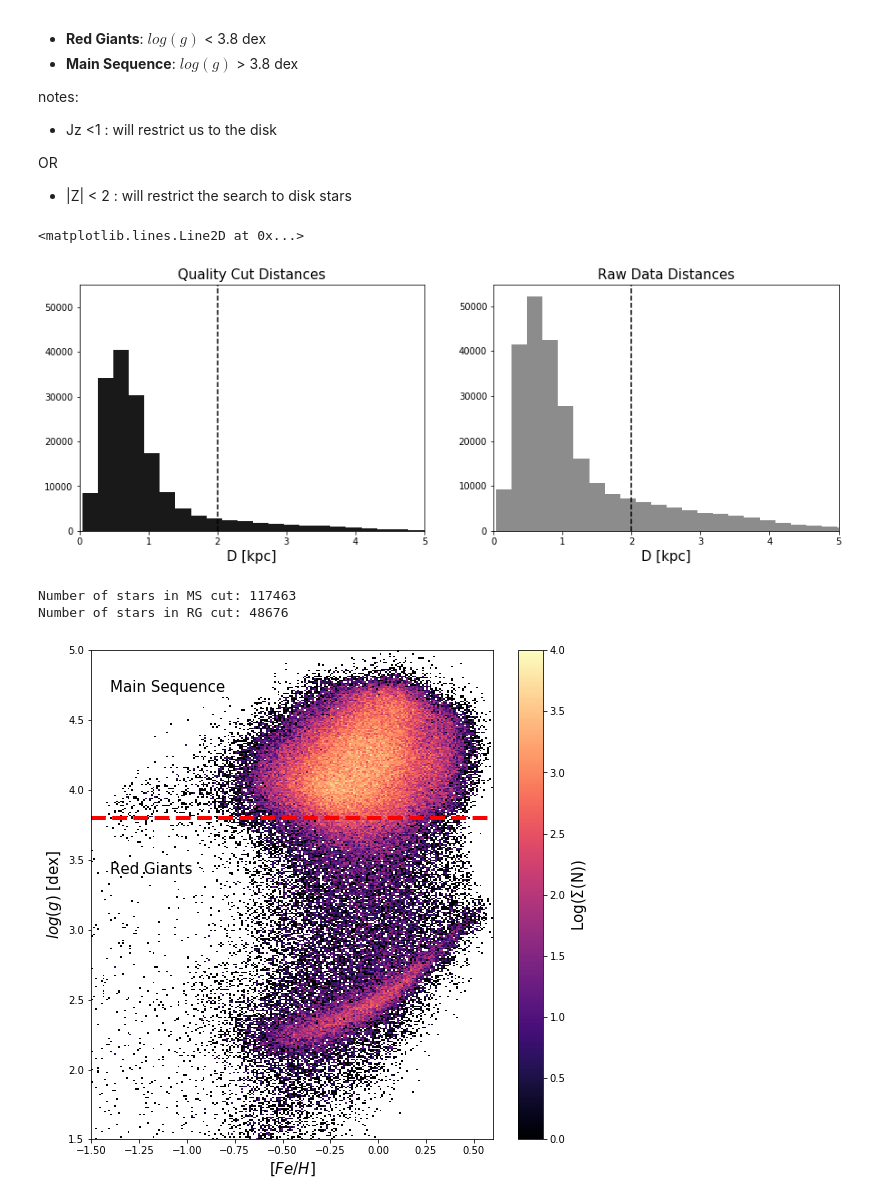
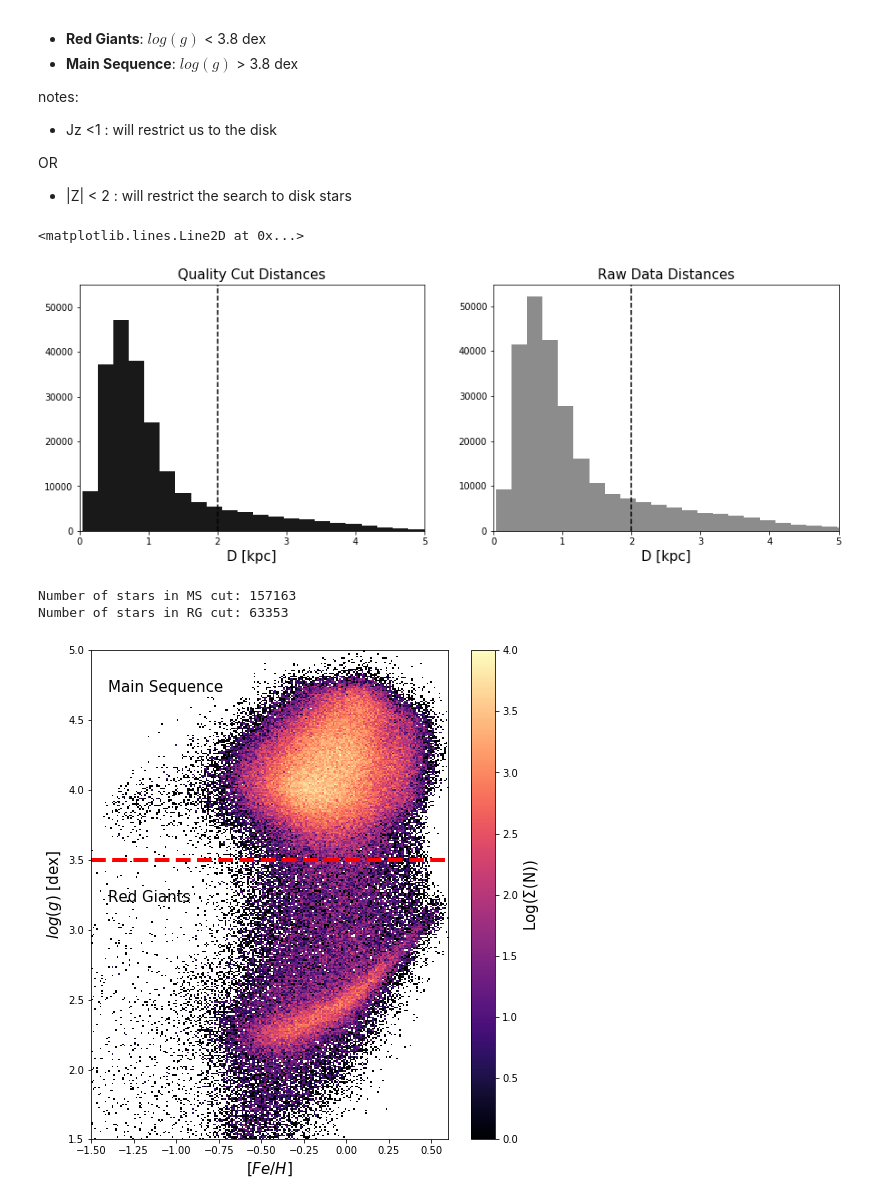
Before and after one commit to AndyTza/modern_astro, a Jupyter notebook: midterm_research/Data Processing.ipynb, the cells around one changed output. Saved outputs shown, nothing was run; the diff lists cells and outputs as text; code cells hidden in the pictures.

Commit message:
WIP midterm visuals

```diff
--- a/midterm_research/Data Processing.ipynb
+++ b/midterm_research/Data Processing.ipynb
@@ -49,17 +49,19 @@ age = 10**(log_age)
 dist = data['dist']
 mass = data['mass'] # APOGEE
 mu_l , mu_b = data['mu_l'], data['mu_b']
-z = data['z']
+z, kmag, jmag, hmag = data['z'], data['kmag'], data['jmag'], data['hmag']
+vr = data['vR']
 
 
 
 # Quality cuts to ensure quality of data : NOTE parallax < 0.5 (2kpc limit!)
-qc = np.where((jr/jr_err > 20) & (jr<1500) & (age>0.5) & (age != np.ma.core.MaskedConstant()) & (feh != np.ma.core.MaskedConstant()) & (jr != np.ma.core.MaskedConstant()))
+qc = np.where((jr/jr_err > 10) &(jr<1500) & (age>0.5) & (age != np.ma.core.MaskedConstant()) & (feh != np.ma.core.MaskedConstant()) & (jr != np.ma.core.MaskedConstant()))
 
 feh, e_feh, l, b = feh[qc], e_feh[qc], l[qc], b[qc]
 jr, jr_err, log_g, teff, parallax, log_age, dist, mass = jr[qc], jr_err[qc], log_g[qc], teff[qc], parallax[qc], log_age[qc], dist[qc], mass[qc]
 mu_l, mu_b, age  = mu_l[qc], mu_b[qc], age[qc]
-z = z[qc]
+z, kmag, jmag, hmag = z[qc], kmag[qc], jmag[qc], hmag[qc]
+vr = vr[qc]
 # %%
 plt.figure(figsize=(15,11))
 plt.subplot(221)
@@ -78,32 +80,33 @@ plt.xlabel('D [kpc]', size=15)
 plt.axvline(2, color='k', ls='--')
 # %% [output]
 <matplotlib.lines.Line2D at 0x...>
-[figure, old version]
+[figure, new version]
 # %%
-cut_off = 3.8 # 3.8 sugggested by literatyre
+%config InlineBackend.figure_format = 'png'
+cut_off = 3.5 # 3.8 sugggested by literatyre
 # Apply population cuts
 MS = np.where(log_g > cut_off)
 RG = np.where(log_g < cut_off)
 
-fig, ax = plt.subplots(nrows=1, ncols=1, figsize=(9,9))
+fig, ax = plt.subplots(nrows=1, ncols=1, figsize=(8,9))
 
 g_hist = np.histogram2d(log_g, feh, bins=(np.arange(1.5,5,0.01), np.arange(-1.5, 0.6, 0.01)))
 
 Z = ax.imshow(np.log(g_hist[0]), aspect='auto', origin='lower', interpolation='nearest',
             extent=[-1.5, 0.6, 1.5, 5], cmap='magma', vmin=0, vmax=4)
 ax.axhline(cut_off, color='red', ls='--', lw=4)
 
-ax.text(-1.4,3.4, 'Red Giants', size=15, color='k' )
+ax.text(-1.4,3.2, 'Red Giants', size=15, color='k' )
 ax.text(-1.4,4.7, 'Main Sequence', size=15, color='k' )
 
 ax.set_xlabel('$[Fe/H]$', size=15)
 ax.set_ylabel('$log(g)$ [dex]', size=15)
-cbar = fig.colorbar(Z)#, label='$Log(\Sigma(N))$')
-cbar.ax.set_ylabel('Log($\Sigma$(N))', fontsize=15)
+cbar = fig.colorbar(Z, )#, label='$Log(\Sigma(N))$')
+cbar.ax.set_ylabel('Log($\Sigma$(N))', fontsize=15, )
 
 print ("Number of stars in MS cut: %d" %len(MS[0]))
 print ("Number of stars in RG cut: %d" %len(RG[0]))
 # %% [output]
-Number of stars in MS cut: 117463
-Number of stars in RG cut: 48676
+Number of stars in MS cut: 157163
+Number of stars in RG cut: 63353
-[figure, old version]
+[figure, new version]
```
Also changed, not shown: parts of 34 cells of this notebook, 1 other file.
